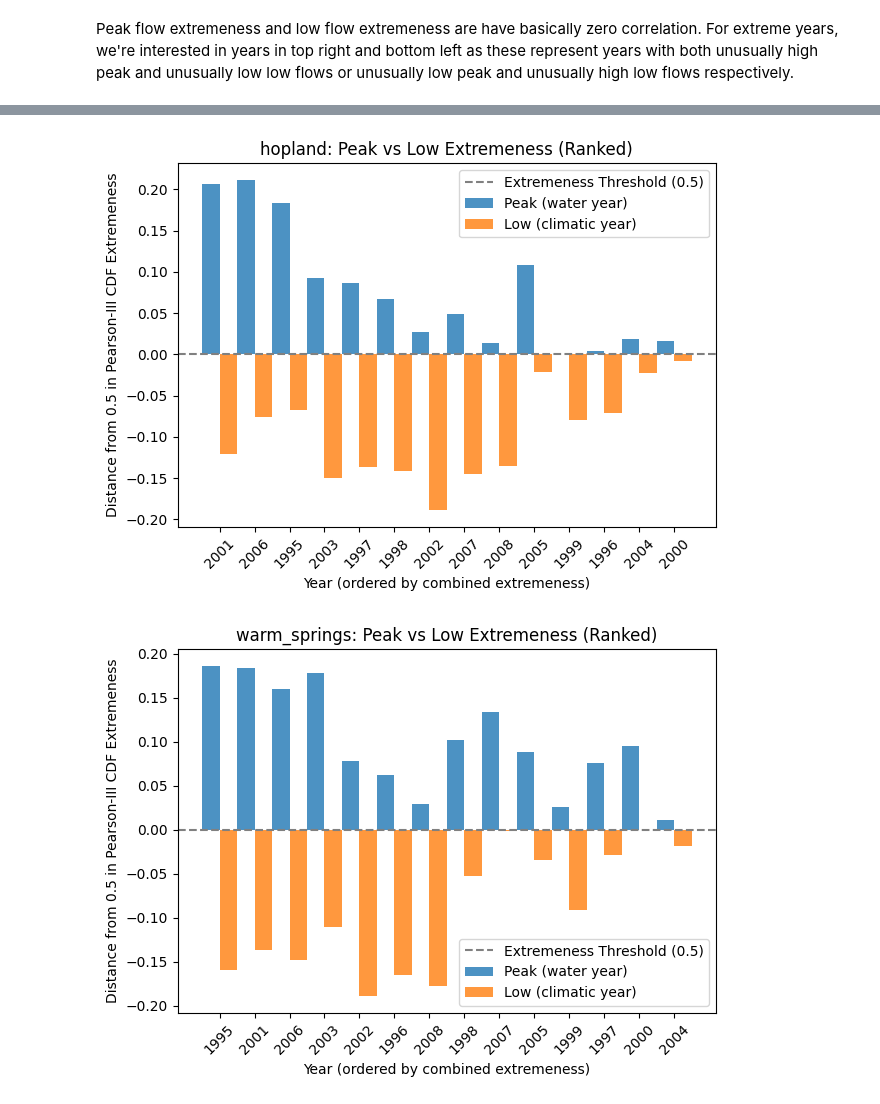
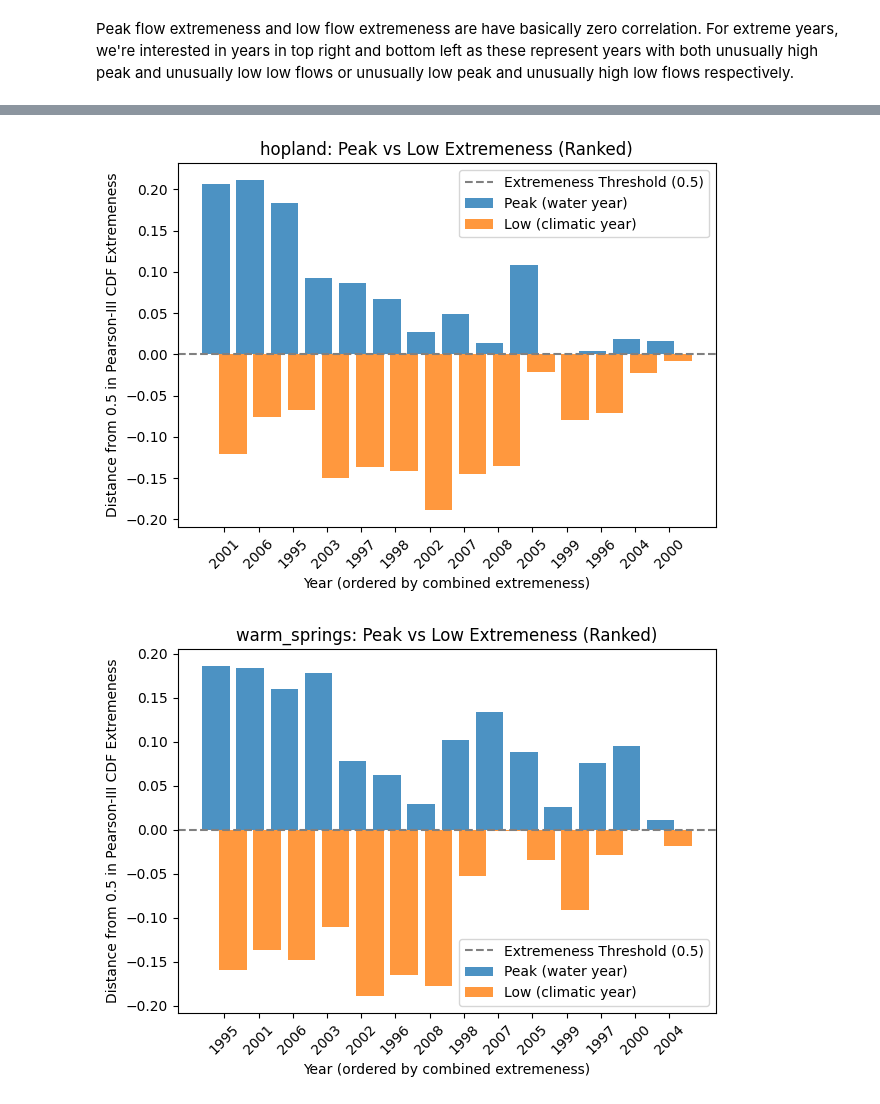
Before and after one commit to ArmanO2005/Fitting-a-Pearson-Type-III-Distribution-to-Peak-Flow-Data-from-the-Russian-River, a Jupyter notebook: Extremeness_Visualization.ipynb, the cells around one changed output, grey strips where cells are left out. Drawn from its saved outputs; the diff is of its cells as text; code cells hidden in the pictures.

```diff
--- a/Extremeness_Visualization.ipynb
+++ b/Extremeness_Visualization.ipynb
@@ -15,6 +15,8 @@ guerneville_all_data = pd.read_csv('russian_river_data/Guerneville_daily.csv')
 hopland_all_data = pd.read_csv('russian_river_data/Hopland_daily.csv')
 warmsprings_all_data = pd.read_csv('russian_river_data/WarmSprings_Inflow_daily.csv')
 
+daily = pd.read_csv('russian_river_data/daily.csv')
+
 all_data = {'Calpella': calpella_all_data,
             'Guerneville': guerneville_all_data,
             'Hopland': hopland_all_data,
@@ -93,8 +180,8 @@ for basin in basin_stats:
 
     plt.figure()
 
-    plt.bar(x, df['Peak Extremeness'], label="Peak (water year)", alpha=0.8, width=0.5)
-    plt.bar(x + 0.5, df['Low Extremeness'], label="Low (climatic year)", alpha=0.8, width=0.5)
+    plt.bar(x, df['Peak Extremeness'], label="Peak (water year)", alpha=0.8, width=0.8)
+    plt.bar(x + 0.5, df['Low Extremeness'], label="Low (climatic year)", alpha=0.8, width=0.8)
 
     plt.axhline(0, color='gray', linestyle='--', label='Extremeness Threshold (0.5)')
     plt.xlabel("Year (ordered by combined extremeness)")
@@ -113,2 +200,2 @@ for basin in basin_stats:
-[figure, old version]
+[figure, new version]
-[figure, old version]
+[figure, new version]
```
Also changed, not shown: parts of 3 cells of this notebook, 5 other files.
